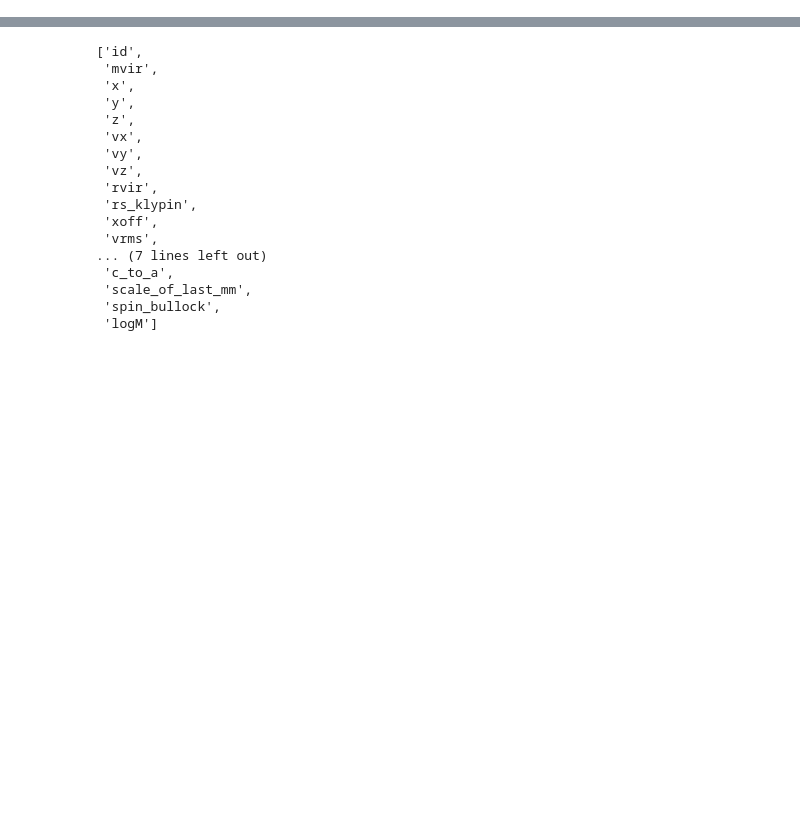
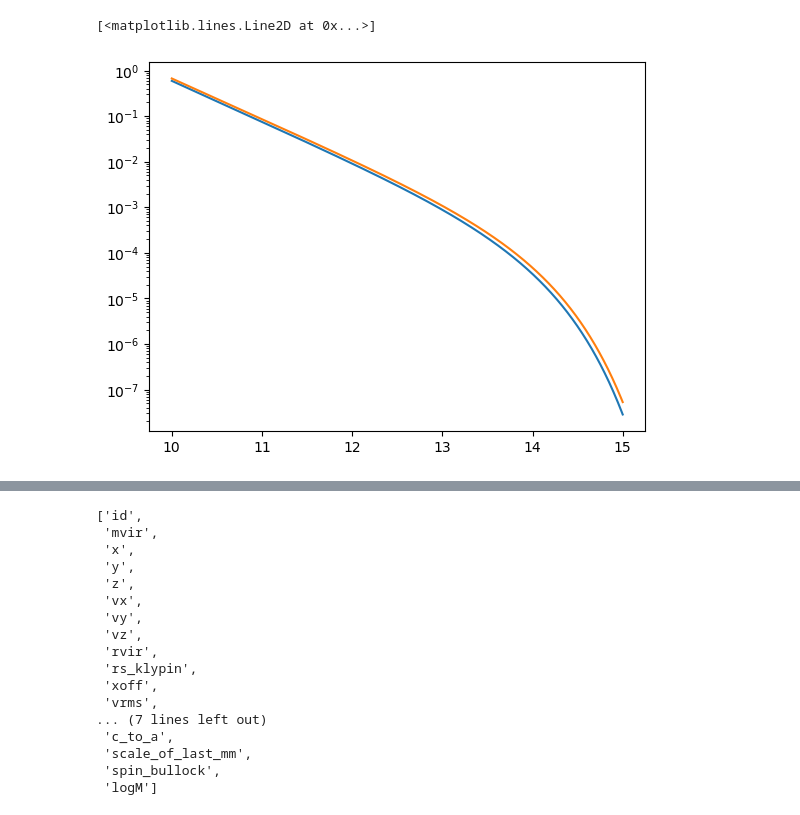
Before and after one commit to rpaviot/NRV_HOD, a Jupyter notebook: HOD_NRV2_part2.ipynb, the cells around one changed output, grey strips where cells are left out. Cells and saved outputs as stored; diff of their text form; code cells hidden in the pictures; blank space fills up the shorter version.

```diff
--- a/HOD_NRV2_part2.ipynb
+++ b/HOD_NRV2_part2.ipynb
@@ -22,0 +37,21 @@ from HOD_NRV.utils import random_uniform_jax,random_uniform_numba,random_poisson
+# %%
+from HOD_NRV.utils import set_mass_function
+
+cosmo_params = {
+    'h': 0.6774,
+    'Om0': 0.3089,
+    'Ob0': 0.0486,
+    'sigma8': 0.8159,
+    'ns': 0.9667,
+    'm_nu': 0
+}
+
+# Create a CCL cosmology object
+cosmology = ccl.Cosmology(
+    h=cosmo_params['h'],  # CCL uses h rather than H0
+    Omega_c=cosmo_params['Om0'] - cosmo_params['Ob0'],  # Omega_cdm = Omega_m - Omega_b
+    Omega_b=cosmo_params['Ob0'],
+    sigma8=cosmo_params['sigma8'],
+    n_s=cosmo_params['ns'],
+    m_nu=cosmo_params['m_nu']
+)
@@ -23,3 +119,19 @@ from HOD_NRV.utils import random_uniform_jax,random_uniform_numba,random_poisson
+# %%
+logM = np.geomspace(10,15,1000)
+logM2 = np.geomspace(10,15,1000)
+hmd = ccl.halos.MassDefVir
+mass_function = ccl.halos.MassFuncTinker10(mass_def=hmd)
+dndlogM2 = mass_function(cosmo,10**logM2/cosmo_params['h'],1./(1+0.7))
+# %%
+cosmo_params2 = {'H0': 67.74, 'Om0': 0.3089, 'Ob0': 0.0486, 'sigma8': 0.8159, 'ns': 0.9667}
+# %%
+dndlogM=set_mass_function(cosmo_params2,logM,0.7)
+# %%
+plt.semilogy(logM,dndlogM)
+plt.semilogy(logM,dndlogM2/cosmo_params['h']**3)
+# %% [output]
+[<matplotlib.lines.Line2D at 0x...>]
+[figure, added]
 # %%
 halo = pd.read_parquet('')
 from dataclasses import make_dataclass
```
Also changed, not shown: parts of 13 cells of this notebook.
